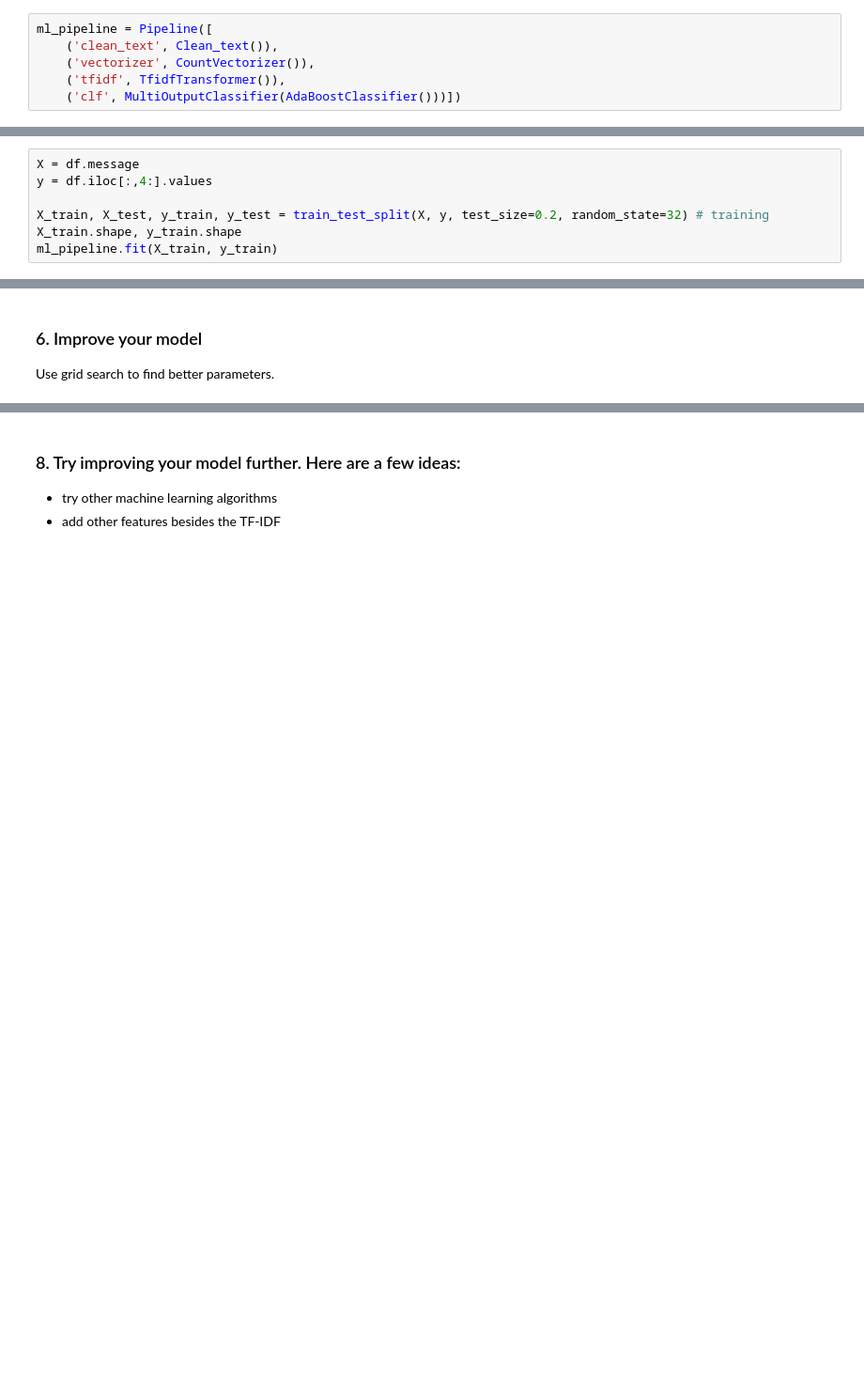
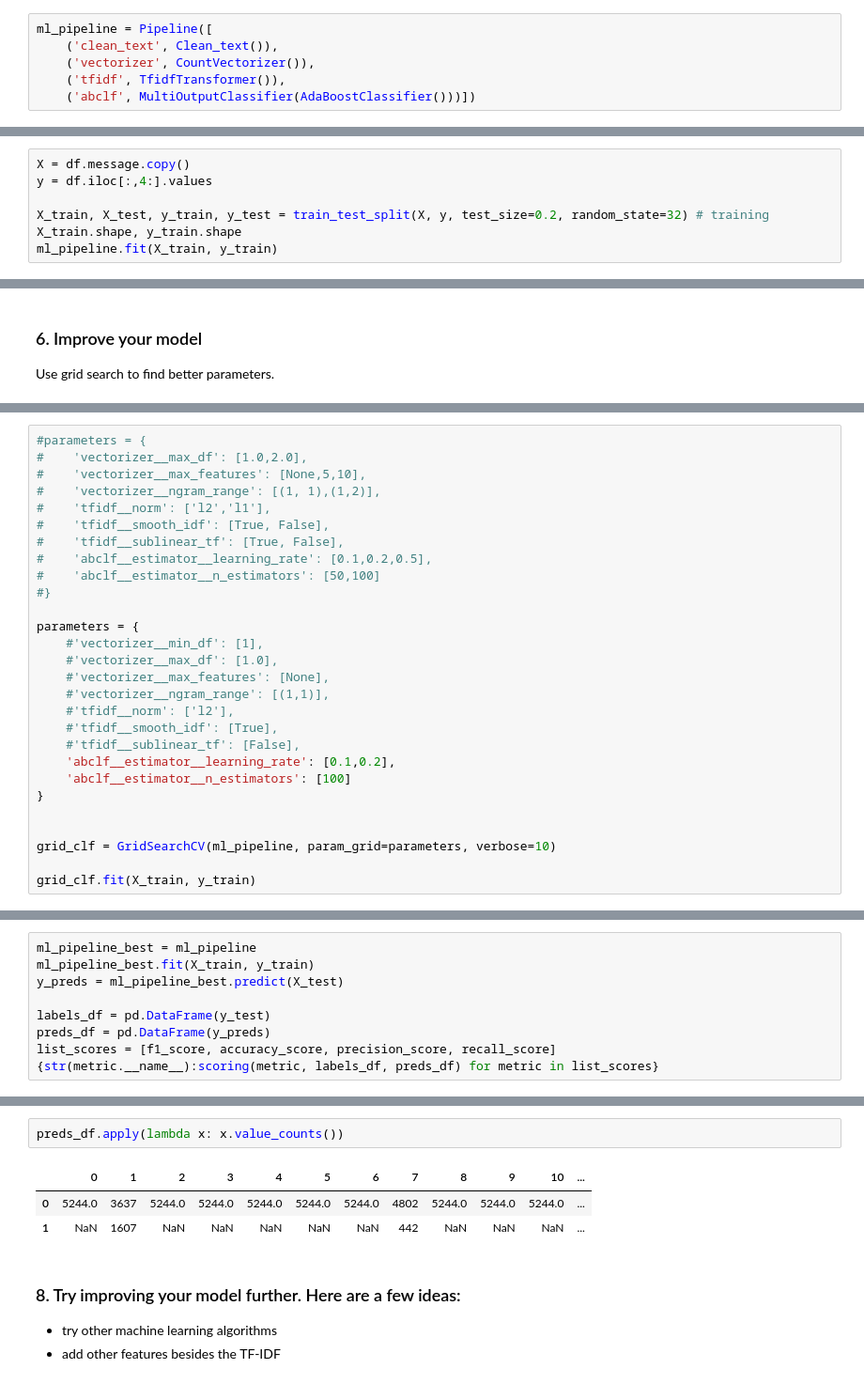
Before and after one commit to bvcmartins/disasterResponse, a Jupyter notebook: pipeline_ML.ipynb, the cells around one changed output, grey strips where cells are left out. Shown: that part at 94% size. Saved outputs shown, nothing was run; the diff lists cells and outputs as text; blank space fills up the shorter version.

Commit message:
added pipeline with extra features

```diff
--- a/pipeline_ML.ipynb
+++ b/pipeline_ML.ipynb
@@ -162,13 +151,13 @@ ml_pipeline = Pipeline([
     ('clean_text', Clean_text()),
     ('vectorizer', CountVectorizer()),
     ('tfidf', TfidfTransformer()),
-    ('clf', MultiOutputClassifier(AdaBoostClassifier()))])
+    ('abclf', MultiOutputClassifier(AdaBoostClassifier()))])
 # %% [markdown]
 ### 4. Train pipeline
 - Split data into train and test sets
 - Train pipeline
 # %%
-X = df.message
+X = df.message.copy()
 y = df.iloc[:,4:].values
 
 X_train, X_test, y_train, y_test = train_test_split(X, y, test_size=0.2, random_state=32) # training
@@ -210,0 +262,28 @@ y_pred = cv.predict(X_test)
+# %%
+#parameters = {
+#    'vectorizer__max_df': [1.0,2.0],
+#    'vectorizer__max_features': [None,5,10],
+#    'vectorizer__ngram_range': [(1, 1),(1,2)],
+#    'tfidf__norm': ['l2','l1'],
+#    'tfidf__smooth_idf': [True, False],
+#    'tfidf__sublinear_tf': [True, False],
+#    'abclf__estimator__learning_rate': [0.1,0.2,0.5],
+#    'abclf__estimator__n_estimators': [50,100]
+#}
+
+parameters = {
+    #'vectorizer__min_df': [1],
+    #'vectorizer__max_df': [1.0],
+    #'vectorizer__max_features': [None],
+    #'vectorizer__ngram_range': [(1,1)],
+    #'tfidf__norm': ['l2'],
+    #'tfidf__smooth_idf': [True],
+    #'tfidf__sublinear_tf': [False],
+    'abclf__estimator__learning_rate': [0.1,0.2],
+    'abclf__estimator__n_estimators': [100]
+}
+
+
+grid_clf = GridSearchCV(ml_pipeline, param_grid=parameters, verbose=10)
+
+grid_clf.fit(X_train, y_train)
@@ -215,0 +312,9 @@ Since this project focuses on code quality, process, and  pipelines, there is no
+# %%
+ml_pipeline_best = ml_pipeline
+ml_pipeline_best.fit(X_train, y_train)
+y_preds = ml_pipeline_best.predict(X_test)
+
+labels_df = pd.DataFrame(y_test)
+preds_df = pd.DataFrame(y_preds)
+list_scores = [f1_score, accuracy_score, precision_score, recall_score]
+{str(metric.__name__):scoring(metric, labels_df, preds_df) for metric in list_scores}
@@ -216,3 +326,9 @@ Since this project focuses on code quality, process, and  pipelines, there is no
+# %%
+preds_df.apply(lambda x: x.value_counts())
+# %% [output]
+|  | 0 | 1 | 2 | 3 | 4 | 5 | 6 | 7 | 8 | 9 | 10 | ... |
+| 0 | 5244.0 | 3637 | 5244.0 | 5244.0 | 5244.0 | 5244.0 | 5244.0 | 4802 | 5244.0 | 5244.0 | 5244.0 | ... |
+| 1 | NaN | 1607 | NaN | NaN | NaN | NaN | NaN | 442 | NaN | NaN | NaN | ... |
 # %% [markdown]
 ### 8. Try improving your model further. Here are a few ideas:
 * try other machine learning algorithms
```
Also changed, not shown: parts of 25 cells of this notebook.
